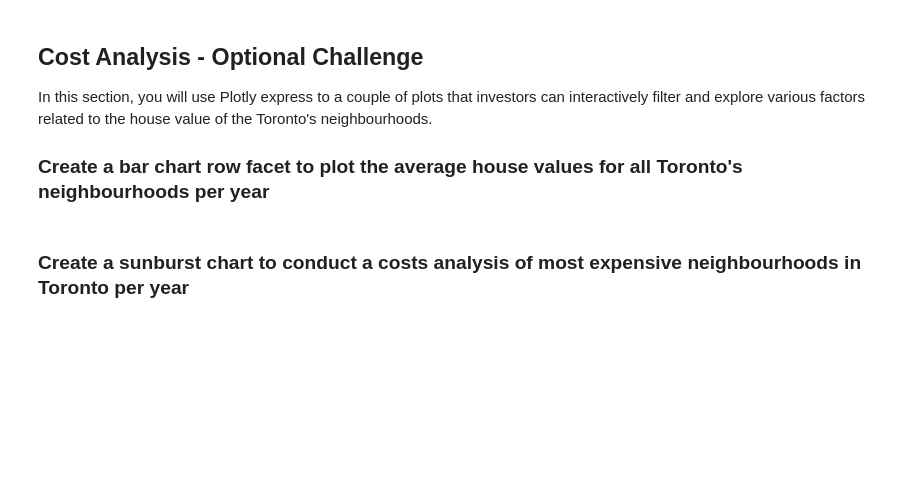
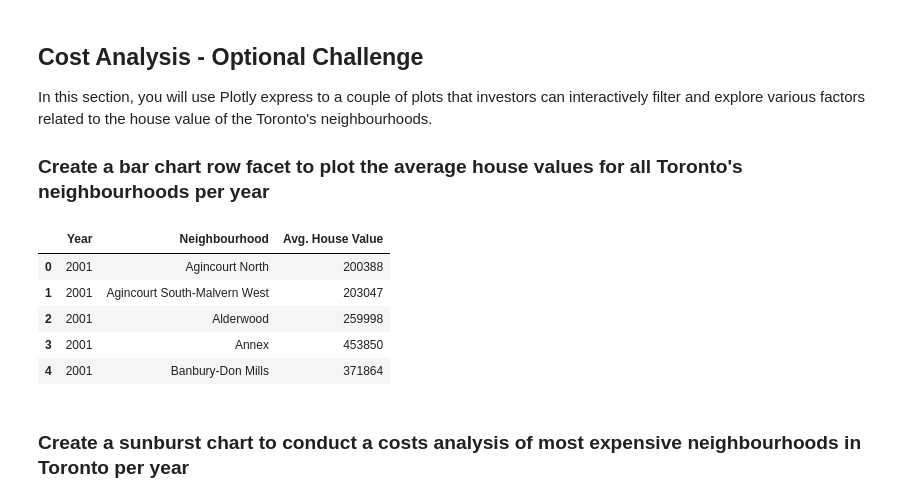
Before and after one commit to adamgulyas/pyviz-homework, a Jupyter notebook: rental_analysis.ipynb, the cells around one changed output. Drawn from its saved outputs; the diff is of its cells as text; code cells hidden in the pictures; blank space fills up the shorter version.

```diff
--- a/rental_analysis.ipynb
+++ b/rental_analysis.ipynb
@@ -244,14 +244,14 @@ In this section, you will use `hvplot` to create an interactive visualization of
 **Hint:** It will be easier to create a new DataFrame from grouping the data and calculating the mean house values for each year and neighbourhood.
 # %%
 # Create a new DataFrame with the mean house values by neighbourhood per year
-avg_house_value_nbhd = (
+avg_house_value_by_nbhd = (
     to_data[['neighbourhood', 'average_house_value']]
     .groupby([to_data.index, 'neighbourhood'])
     .mean()
     .astype(int, copy=True)
 )
 
-avg_house_value_nbhd.head()
+avg_house_value_by_nbhd.head()
 # %% [output]
 |  |  | average_house_value |
 | year | neighbourhood |  |
@@ -421,3 +421,14 @@ map_1.show()
 In this section, you will use Plotly express to a couple of plots that investors can interactively filter and explore various factors related to the house value of the Toronto's neighbourhoods.
 
 ### Create a bar chart row facet to plot the average house values for all Toronto's neighbourhoods per year
+# %%
+df_row_facet = avg_house_value_by_nbhd.reset_index()
+df_row_facet.columns = ['Year', 'Neighbourhood', 'Avg. House Value']
+df_row_facet.head()
+# %% [output]
+|  | Year | Neighbourhood | Avg. House Value |
+| 0 | 2001 | Agincourt North | 200388 |
+| 1 | 2001 | Agincourt South-Malvern West | 203047 |
+| 2 | 2001 | Alderwood | 259998 |
+| 3 | 2001 | Annex | 453850 |
+| 4 | 2001 | Banbury-Don Mills | 371864 |
```
Also changed, not shown: parts of 8 cells of this notebook.
